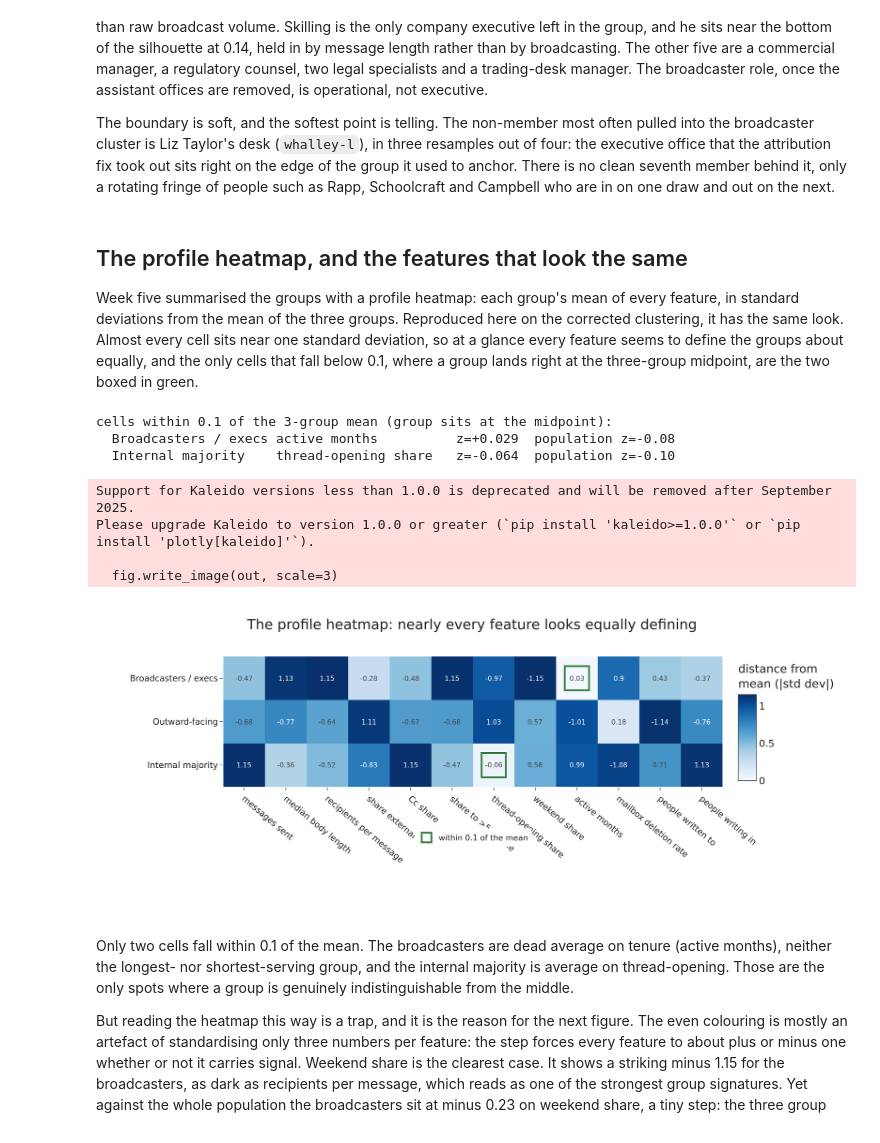
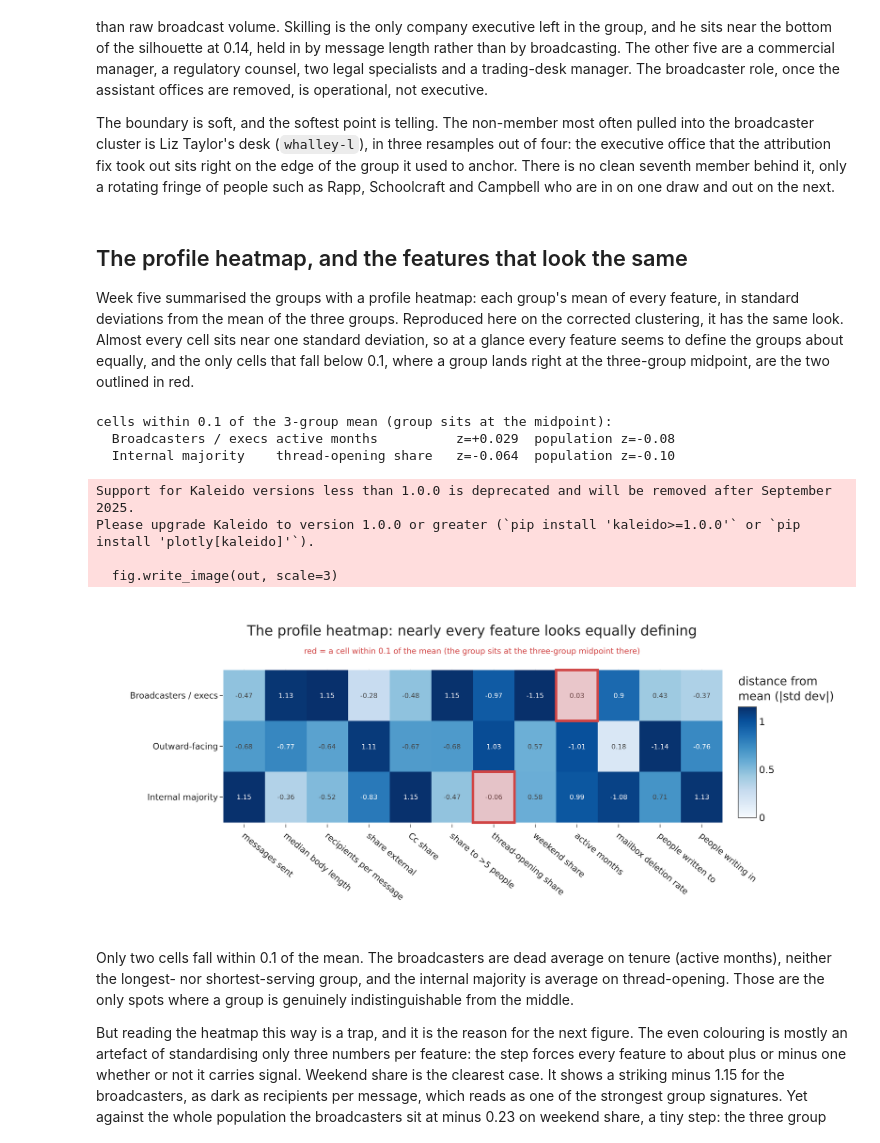
Before and after one commit to HardMax71/dm-lab-ss26-enron, a Jupyter notebook: pred-1/pred1_group_certainty.ipynb, the cells around one changed output. Cells and saved outputs as stored; diff of their text form; code cells hidden in the pictures.

```diff
--- a/pred-1/pred1_group_certainty.ipynb
+++ b/pred-1/pred1_group_certainty.ipynb
@@ -273,40 +273,43 @@ Week five summarised the groups with a profile heatmap: each group's mean of eve
 standard deviations from the mean of the three groups. Reproduced here on the corrected clustering,
 it has the same look. Almost every cell sits near one standard deviation, so at a glance every
 feature seems to define the groups about equally, and the only cells that fall below 0.1, where a
-group lands right at the three-group midpoint, are the two boxed in green.
+group lands right at the three-group midpoint, are the two outlined in red.
 # %%
 ORDER = ["Broadcasters / execs", "Outward-facing", "Internal majority"]
 profn = prof.rename(index=names).loc[ORDER]
 zprof = (profn - profn.mean()) / profn.std()           # standardise over the 3 group means (p5 style)
 zpop  = (profn - Fraw[FEATS].mean()) / Fraw[FEATS].std()
 near  = [(grp, f) for grp in ORDER for f in FEATS if abs(zprof.loc[grp, f]) < 0.10]
 print("cells within 0.1 of the 3-group mean (group sits at the midpoint):")
 for grp, f in near:
     print(f"  {grp:20s} {PRETTY[f]:22s} z={zprof.loc[grp, f]:+.3f}  population z={zpop.loc[grp, f]:+.2f}")
 
 absz = zprof.abs()
 cols_p = [PRETTY[c] for c in FEATS]
 fig = go.Figure(go.Heatmap(
     z=absz.values, x=cols_p, y=ORDER, colorscale="Blues", zmin=0, zmax=float(absz.values.max()),
     colorbar=dict(title="distance from<br>mean (|std dev|)"),
     text=np.round(zprof.values, 2), texttemplate="%{text}", textfont=dict(size=11)))
-fig.add_trace(go.Scatter(x=[PRETTY[f] for _, f in near], y=[grp for grp, _ in near], mode="markers",
-    marker=dict(symbol="square-open", size=40, color=GREEN, line=dict(width=3)),
-    name="within 0.1 of the mean", showlegend=True))
+# highlight the <0.1 cells in red: where a group sits at the three-group midpoint
+for grp, f in near:
+    xi, yi = cols_p.index(PRETTY[f]), ORDER.index(grp)
+    fig.add_shape(type="rect", x0=xi - 0.5, x1=xi + 0.5, y0=yi - 0.5, y1=yi + 0.5,
+        line=dict(color=RED, width=4), fillcolor="rgba(208,69,69,0.28)", layer="above")
 fig.update_xaxes(tickangle=40)
 fig.update_yaxes(autorange="reversed")   # broadcasters on top, internal majority at the bottom
-fig.update_layout(title="The profile heatmap: nearly every feature looks equally defining",
-    legend=dict(orientation="h", x=0.5, xanchor="center", y=-0.32, yanchor="top", font=dict(size=13)))
-save_fig(fig, "pc3_cluster_profiles.png", w=1240, h=520, margin=dict(l=210, r=110, t=90, b=215))
+fig.update_layout(title=dict(text="The profile heatmap: nearly every feature looks equally defining"
+    "<br><span style='font-size:13px;color:#d04545'>red = a cell within 0.1 of the mean "
+    "(the group sits at the three-group midpoint there)</span>"))
+save_fig(fig, "pc3_cluster_profiles.png", w=1240, h=540, margin=dict(l=210, r=110, t=110, b=175))
 # %% [output]
 cells within 0.1 of the 3-group mean (group sits at the midpoint):
   Broadcasters / execs active months          z=+0.029  population z=-0.08
   Internal majority    thread-opening share   z=-0.064  population z=-0.10
 Support for Kaleido versions less than 1.0.0 is deprecated and will be removed after September 2025.
 Please upgrade Kaleido to version 1.0.0 or greater (`pip install 'kaleido>=1.0.0'` or `pip install 'plotly[kaleido]'`).
 
   fig.write_image(out, scale=3)
-[figure, old version]
+[figure, new version]
 # %% [markdown]
 Only two cells fall within 0.1 of the mean. The broadcasters are dead average on tenure
 (active months), neither the longest- nor shortest-serving group, and the internal majority is
```
Also changed, not shown: 1 other file.
